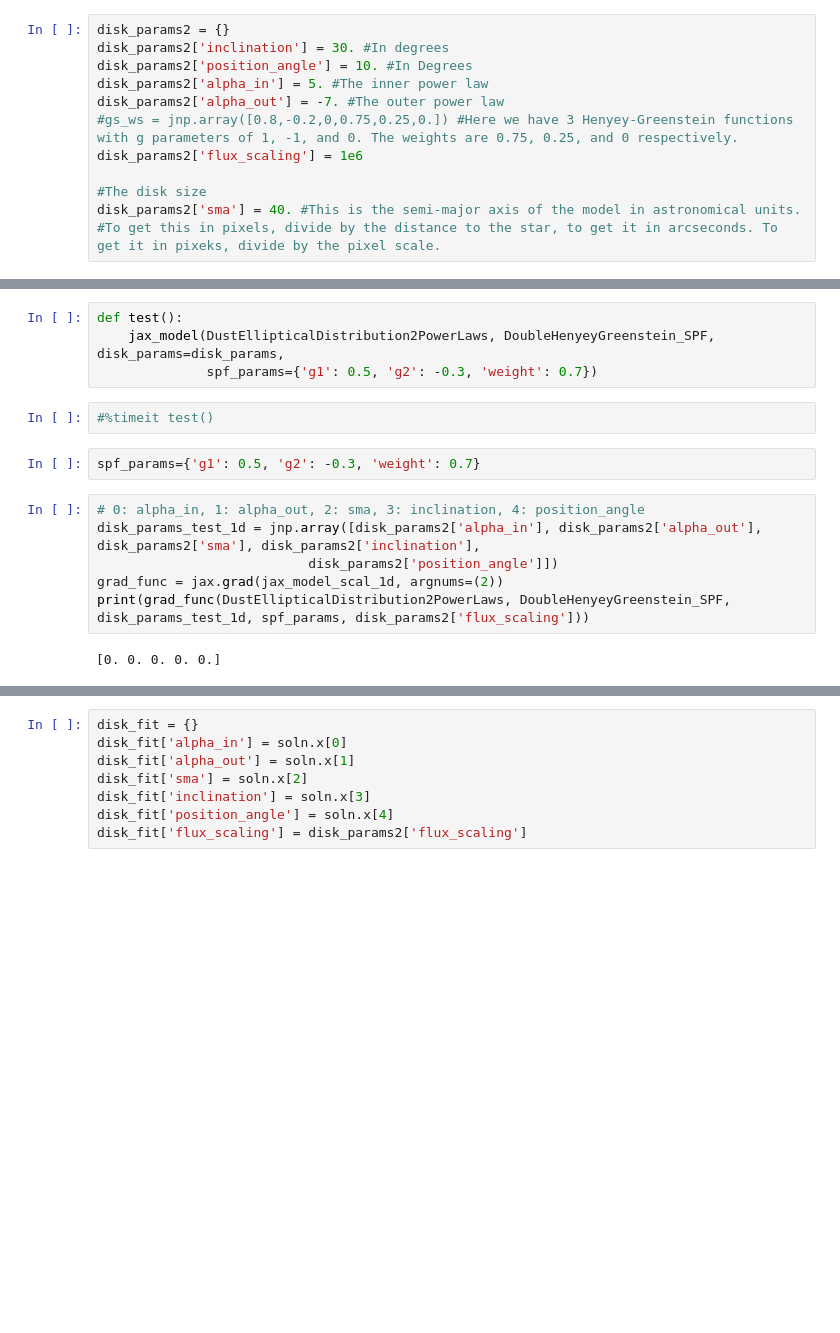
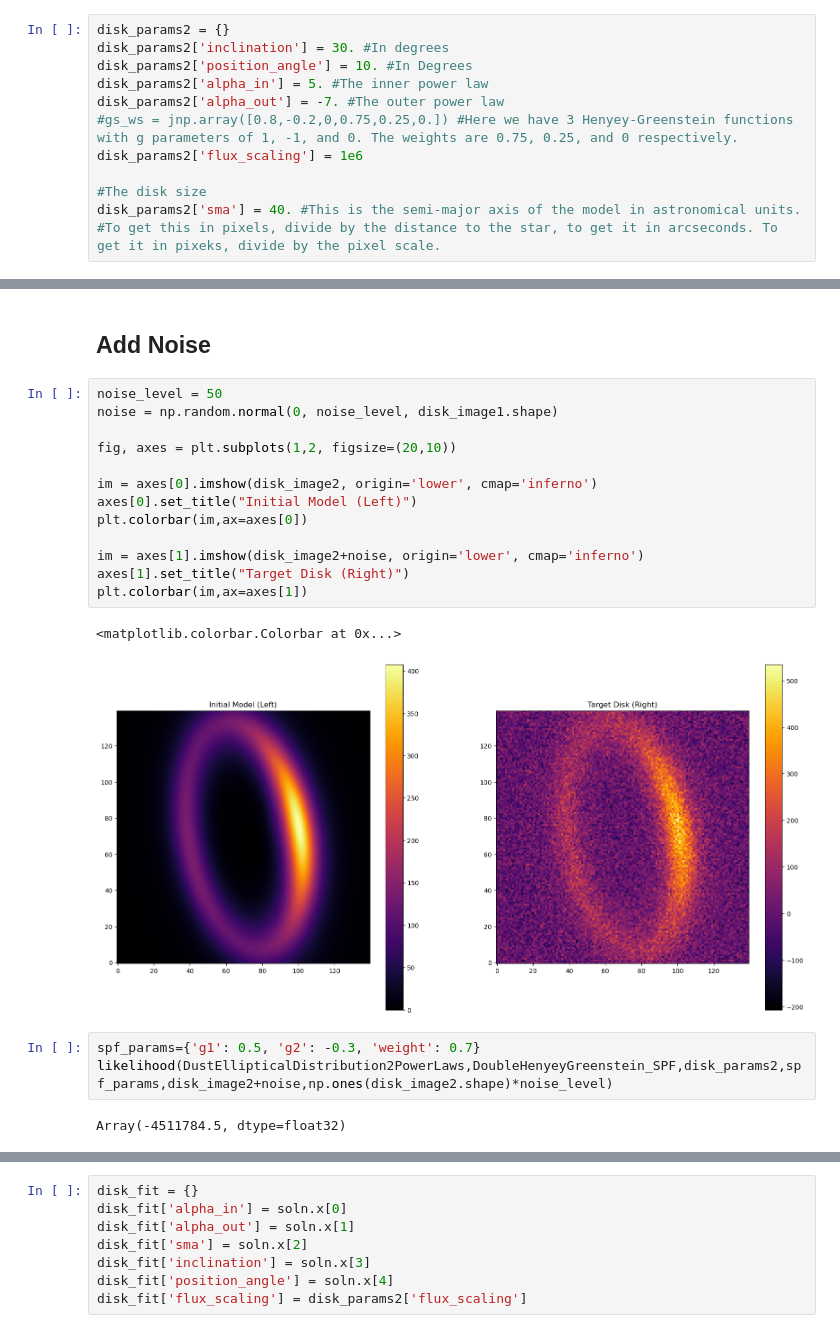
Before and after one commit to mihir-r-kondapalli/GRaTeR-JAX, a Jupyter notebook: Disk_Jaxed.ipynb, the cells around one changed output, grey strips where cells are left out. Drawn from its saved outputs; the diff is of its cells as text; blank space fills up the shorter version.

```diff
--- a/Disk_Jaxed.ipynb
+++ b/Disk_Jaxed.ipynb
@@ -66,16 +68,23 @@ Text(0.5, 1.0, 'Target Disk (Right)')
+# %% [markdown]
+## Add Noise
+# %%
+noise_level = 50
+noise = np.random.normal(0, noise_level, disk_image1.shape)
+
+fig, axes = plt.subplots(1,2, figsize=(20,10))
+
+im = axes[0].imshow(disk_image2, origin='lower', cmap='inferno')
+axes[0].set_title("Initial Model (Left)")
+plt.colorbar(im,ax=axes[0])
+
+im = axes[1].imshow(disk_image2+noise, origin='lower', cmap='inferno')
+axes[1].set_title("Target Disk (Right)")
+plt.colorbar(im,ax=axes[1])
+# %% [output]
+<matplotlib.colorbar.Colorbar at 0x...>
+[figure, added]
 # %%
-def test():
-    jax_model(DustEllipticalDistribution2PowerLaws, DoubleHenyeyGreenstein_SPF, disk_params=disk_params,
-              spf_params={'g1': 0.5, 'g2': -0.3, 'weight': 0.7})
+spf_params={'g1': 0.5, 'g2': -0.3, 'weight': 0.7}
+likelihood(DustEllipticalDistribution2PowerLaws,DoubleHenyeyGreenstein_SPF,disk_params2,spf_params,disk_image2+noise,np.ones(disk_image2.shape)*noise_level)
+# %% [output]
+Array(-4511784.5, dtype=float32)
-# %%
-#%timeit test()
-# %%
-spf_params={'g1': 0.5, 'g2': -0.3, 'weight': 0.7}
-# %%
-# 0: alpha_in, 1: alpha_out, 2: sma, 3: inclination, 4: position_angle
-disk_params_test_1d = jnp.array([disk_params2['alpha_in'], disk_params2['alpha_out'], disk_params2['sma'], disk_params2['inclination'],
-                           disk_params2['position_angle']])
-grad_func = jax.grad(jax_model_scal_1d, argnums=(2))
-print(grad_func(DustEllipticalDistribution2PowerLaws, DoubleHenyeyGreenstein_SPF, disk_params_test_1d, spf_params, disk_params2['flux_scaling']))
-# %% [output]
-[0. 0. 0. 0. 0.]
```
Also changed, not shown: parts of 16 cells of this notebook.
